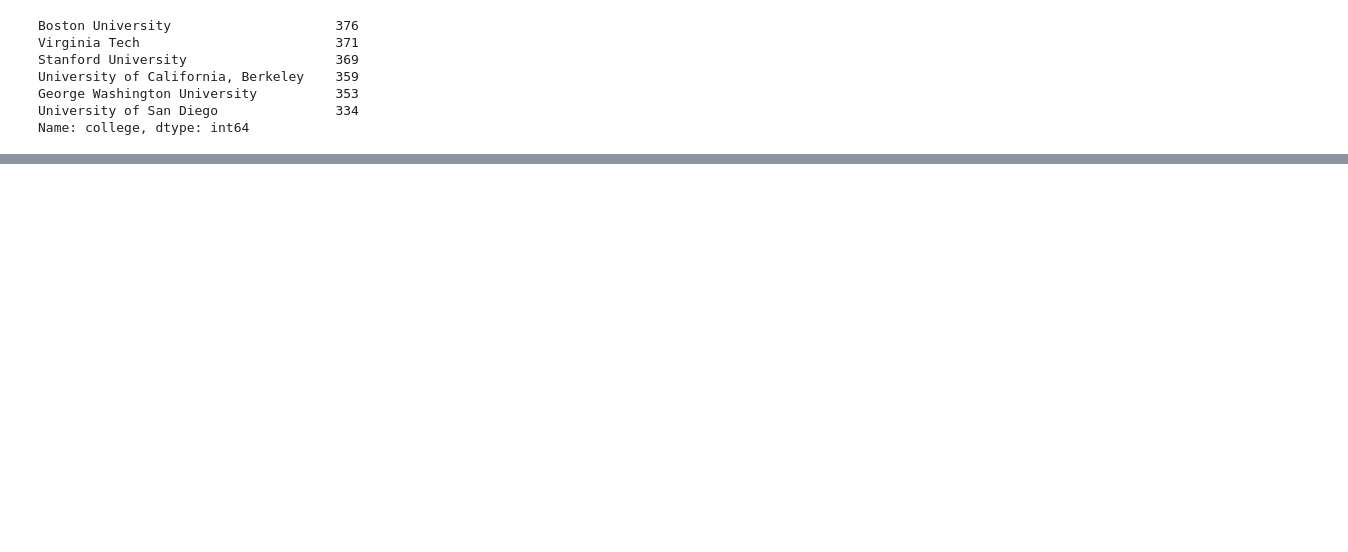
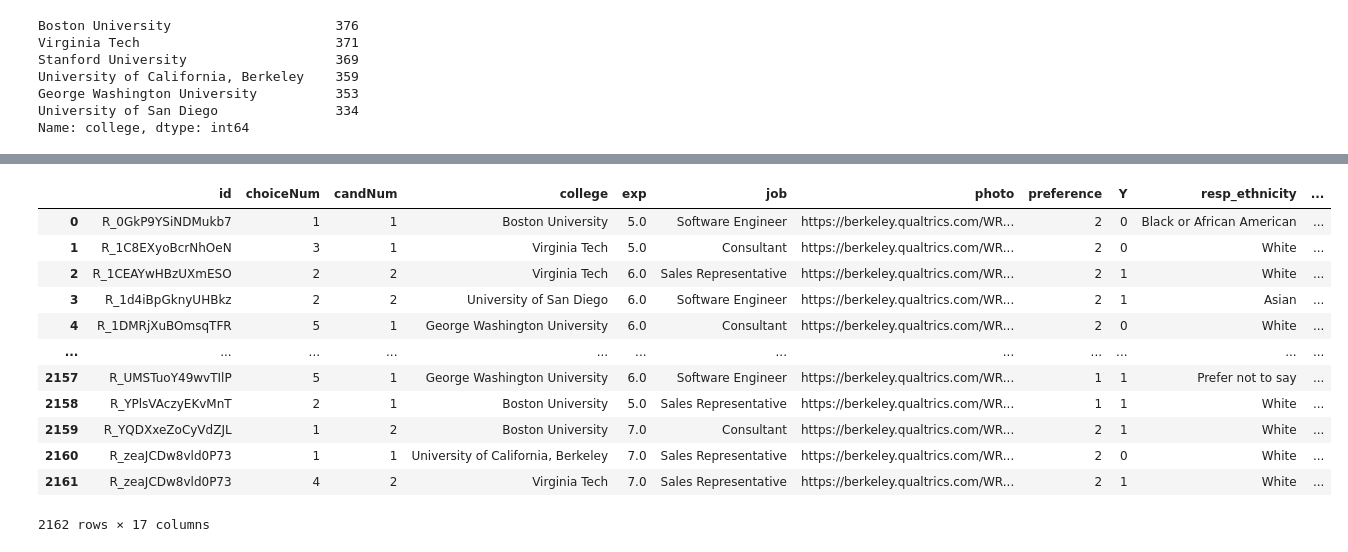
Before and after one commit to joyceml/job_qualification_experiment, a Jupyter notebook: data_cleaning.ipynb, the cells around one changed output, grey strips where cells are left out. Cells and saved outputs as stored; diff of their text form; code cells hidden in the pictures; blank space fills up the shorter version.

```diff
--- a/data_cleaning.ipynb
+++ b/data_cleaning.ipynb
@@ -327,0 +327,4 @@ final
+# %%
+photo_mappings = pd.read_csv('photo_mappings.csv')
+photo_mappings.columns = photo_mappings.columns.str.lower()
+photo_mappings
@@ -327,0 +349,17 @@ final
+# %%
+final_no_drop = covariates.merge(photo_mappings, on = 'photo')
+final_no_drop
+# %% [output]
+|  | id | choiceNum | candNum | college | exp | job | photo | preference | Y | resp_ethnicity | ... |
+| 0 | R_0GkP9YSiNDMukb7 | 1 | 1 | Boston University | 5.0 | Software Engineer | https://berkeley.qualtrics.com/WR... | 2 | 0 | Black or African American | ... |
+| 1 | R_1C8EXyoBcrNhOeN | 3 | 1 | Virginia Tech | 5.0 | Consultant | https://berkeley.qualtrics.com/WR... | 2 | 0 | White | ... |
+| 2 | R_1CEAYwHBzUXmESO | 2 | 2 | Virginia Tech | 6.0 | Sales Representative | https://berkeley.qualtrics.com/WR... | 2 | 1 | White | ... |
+| 3 | R_1d4iBpGknyUHBkz | 2 | 2 | University of San Diego | 6.0 | Software Engineer | https://berkeley.qualtrics.com/WR... | 2 | 1 | Asian | ... |
+| 4 | R_1DMRjXuBOmsqTFR | 5 | 1 | George Washington University | 6.0 | Consultant | https://berkeley.qualtrics.com/WR... | 2 | 0 | White | ... |
+| ... | ... | ... | ... | ... | ... | ... | ... | ... | ... | ... | ... |
+| 2157 | R_UMSTuoY49wvTIlP | 5 | 1 | George Washington University | 6.0 | Software Engineer | https://berkeley.qualtrics.com/WR... | 1 | 1 | Prefer not to say | ... |
+| 2158 | R_YPlsVAczyEKvMnT | 2 | 1 | Boston University | 5.0 | Sales Representative | https://berkeley.qualtrics.com/WR... | 1 | 1 | White | ... |
+| 2159 | R_YQDXxeZoCyVdZJL | 1 | 2 | Boston University | 7.0 | Consultant | https://berkeley.qualtrics.com/WR... | 2 | 1 | White | ... |
+| 2160 | R_zeaJCDw8vld0P73 | 1 | 1 | University of California, Berkeley | 7.0 | Sales Representative | https://berkeley.qualtrics.com/WR... | 2 | 0 | White | ... |
+| 2161 | R_zeaJCDw8vld0P73 | 4 | 2 | Virginia Tech | 7.0 | Sales Representative | https://berkeley.qualtrics.com/WR... | 2 | 1 | White | ... |
+2162 rows × 17 columns
```
Also changed, not shown: parts of 10 cells of this notebook, 1 other file.
